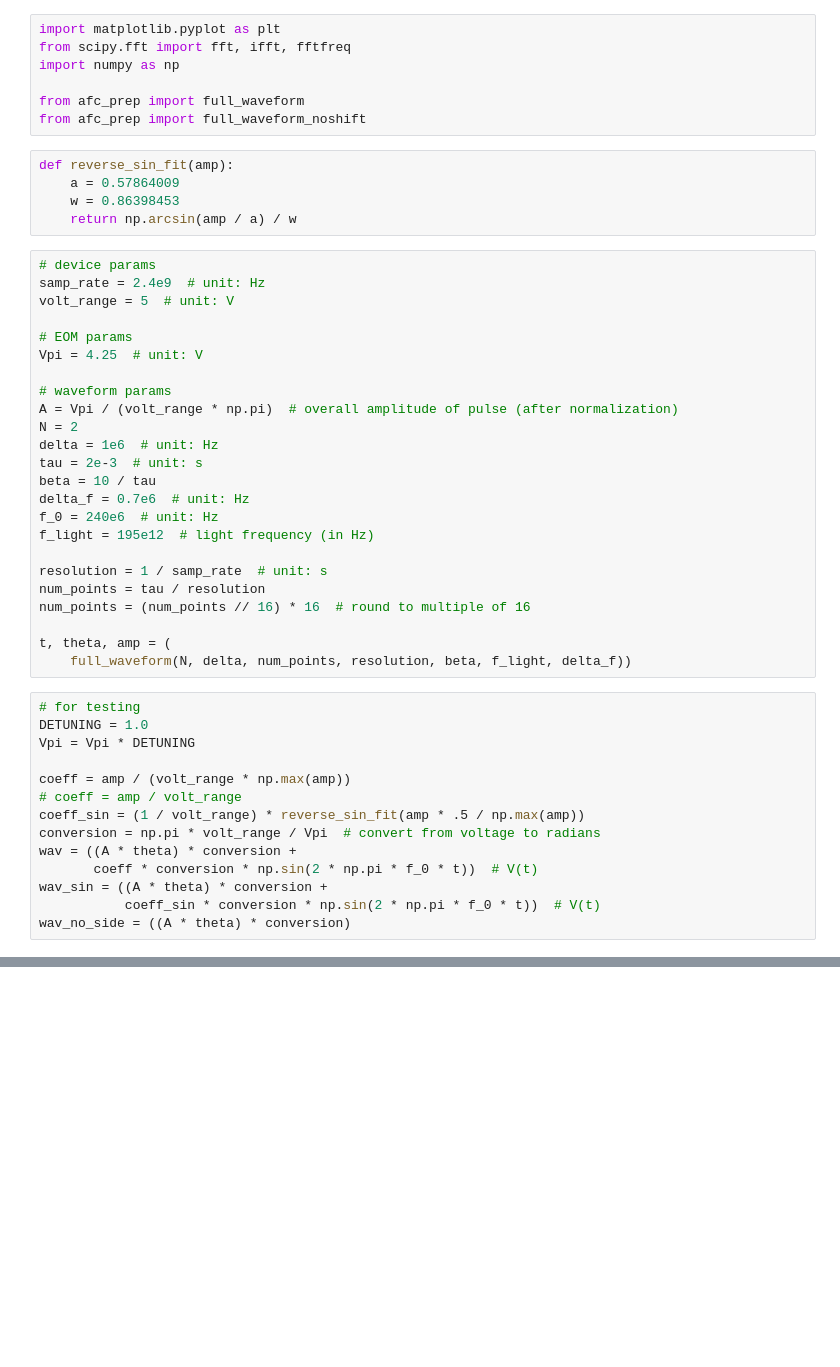
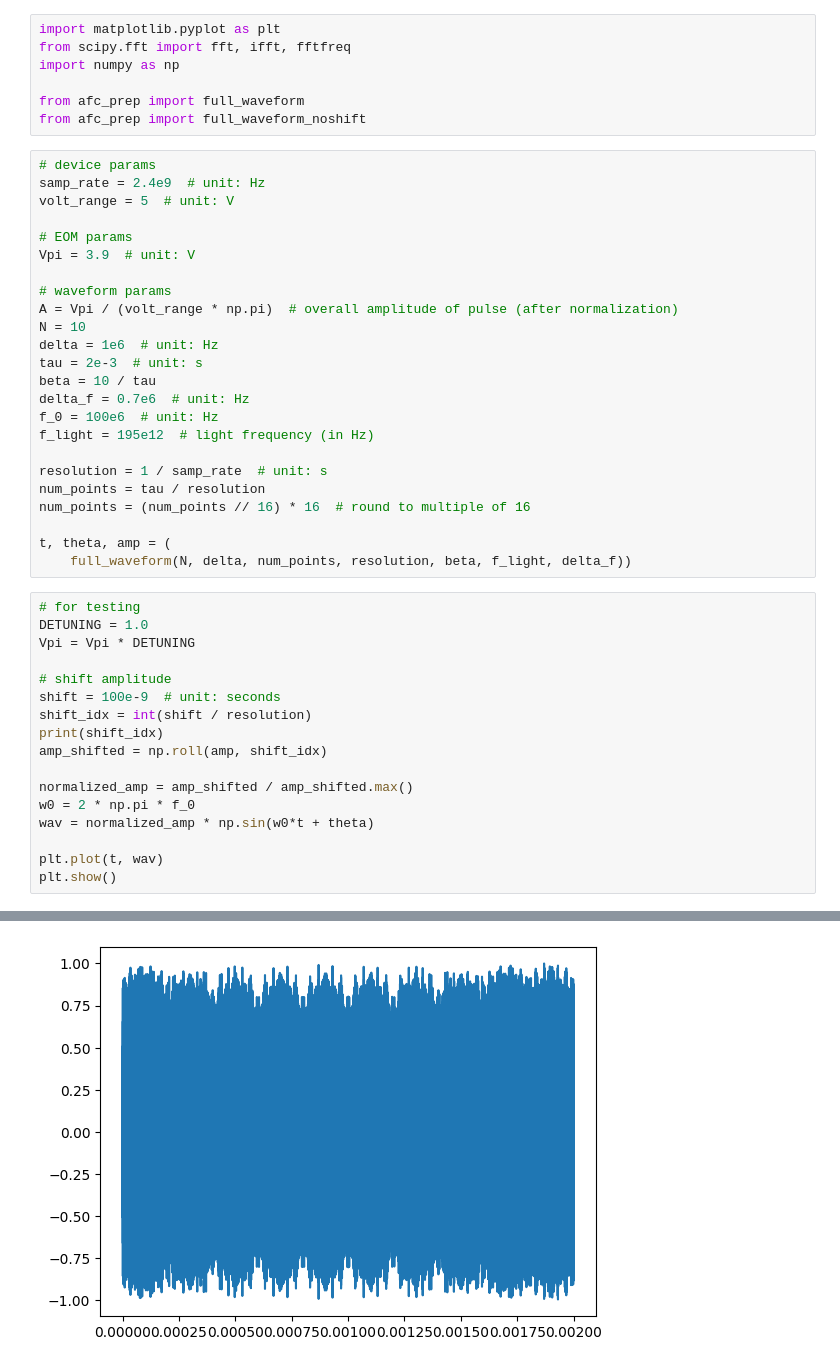
Before and after one commit to Alex-Kolar/memory-control, a Jupyter notebook: test_code/fft_jupyter.ipynb, the cells around one changed output, grey strips where cells are left out. Drawn from its saved outputs; the diff is of its cells as text; blank space fills up the shorter version.

```diff
--- a/test_code/fft_jupyter.ipynb
+++ b/test_code/fft_jupyter.ipynb
@@ -5,27 +5,22 @@ import numpy as np
 
 from afc_prep import full_waveform
 from afc_prep import full_waveform_noshift
-# %%
-def reverse_sin_fit(amp):
-    a = 0.57864009
-    w = 0.86398453
-    return np.arcsin(amp / a) / w
 # %%
 # device params
 samp_rate = 2.4e9  # unit: Hz
 volt_range = 5  # unit: V
 
 # EOM params
-Vpi = 4.25  # unit: V
+Vpi = 3.9  # unit: V
 
 # waveform params
 A = Vpi / (volt_range * np.pi)  # overall amplitude of pulse (after normalization)
-N = 2
+N = 10
 delta = 1e6  # unit: Hz
 tau = 2e-3  # unit: s
 beta = 10 / tau
 delta_f = 0.7e6  # unit: Hz
-f_0 = 240e6  # unit: Hz
+f_0 = 100e6  # unit: Hz
 f_light = 195e12  # light frequency (in Hz)
 
 resolution = 1 / samp_rate  # unit: s
@@ -34,17 +29,21 @@ num_points = (num_points // 16) * 16  # round to multiple of 16
 
 t, theta, amp = (
     full_waveform(N, delta, num_points, resolution, beta, f_light, delta_f))
-# %%
-# for testing
-DETUNING = 1.0
-Vpi = Vpi * DETUNING
-
-coeff = amp / (volt_range * np.max(amp))
-# coeff = amp / volt_range
-coeff_sin = (1 / volt_range) * reverse_sin_fit(amp * .5 / np.max(amp))
-conversion = np.pi * volt_range / Vpi  # convert from voltage to radians
-wav = ((A * theta) * conversion +
-       coeff * conversion * np.sin(2 * np.pi * f_0 * t))  # V(t)
-wav_sin = ((A * theta) * conversion +
-           coeff_sin * conversion * np.sin(2 * np.pi * f_0 * t))  # V(t)
-wav_no_side = ((A * theta) * conversion)
+# %%
+# for testing
+DETUNING = 1.0
+Vpi = Vpi * DETUNING
+
+# shift amplitude
+shift = 100e-9  # unit: seconds
+shift_idx = int(shift / resolution)
+print(shift_idx)
+amp_shifted = np.roll(amp, shift_idx)
+
+normalized_amp = amp_shifted / amp_shifted.max()
+w0 = 2 * np.pi * f_0
+wav = normalized_amp * np.sin(w0*t + theta)
+
+plt.plot(t, wav)
+plt.show()
+# %% [output]
@@ -51 +51,2 @@ wav_no_side = ((A * theta) * conversion)
+[figure, added]
 # %%
```
Also changed, not shown: parts of 6 cells of this notebook, 2 other files.
